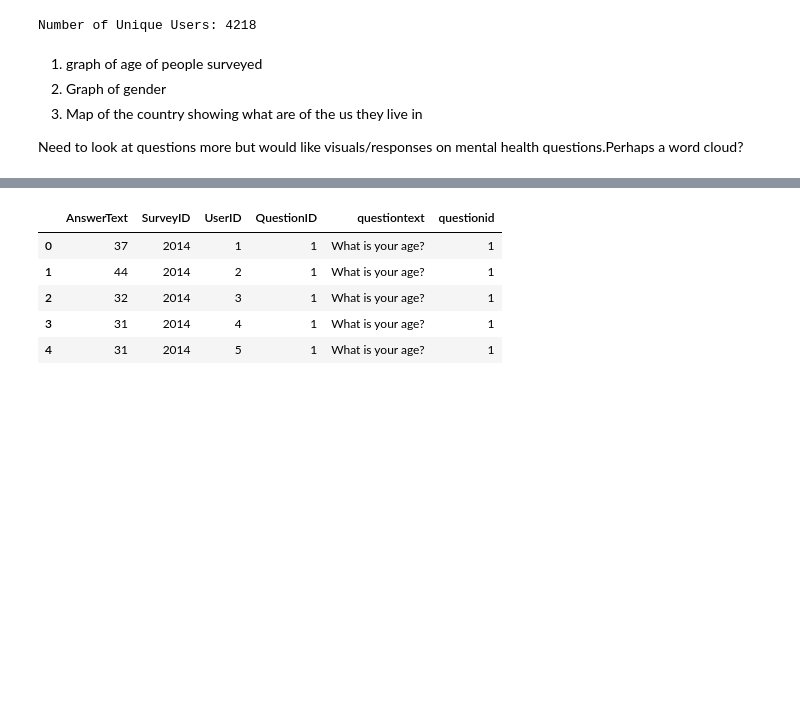
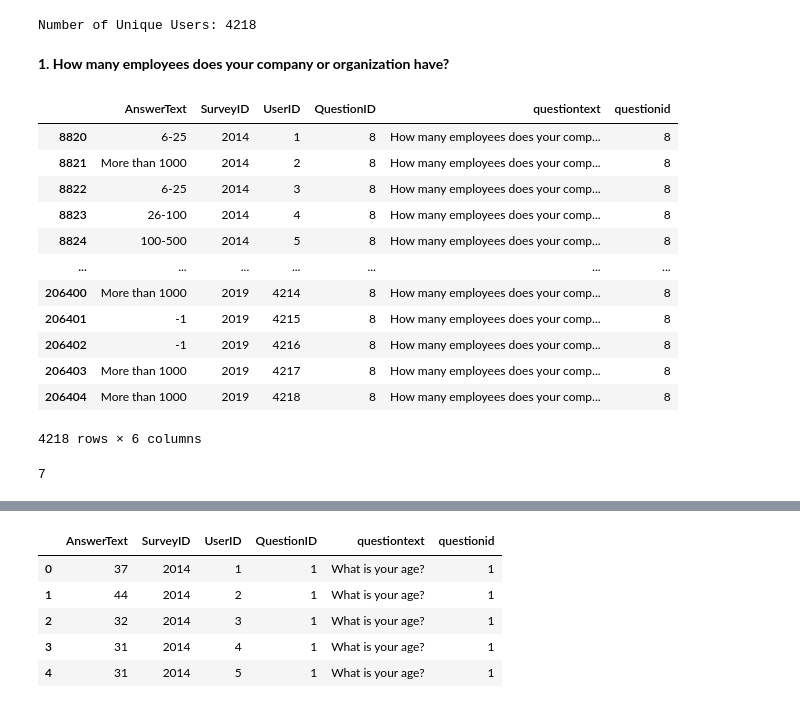
Before and after one commit to lauren-esser/Exploring_Mental_Health_with_SQL, a Jupyter notebook: Mental_Health_Survey.ipynb, the cells around one changed output, grey strips where cells are left out. Cells and saved outputs as stored; diff of their text form; code cells hidden in the pictures; blank space fills up the shorter version.

```diff
--- a/Mental_Health_Survey.ipynb
+++ b/Mental_Health_Survey.ipynb
@@ -116,10 +118,27 @@ q_a.questiontext[3]
 print("Number of Unique Users:", q_a.UserID.nunique())
 # %% [output]
 Number of Unique Users: 4218
-# %% [markdown]
-1. graph of age of people surveyed
-2. Graph of gender
-3. Map of the country showing what are of the us they live in
-
-
-Need to look at questions more but would like visuals/responses on mental health questions.Perhaps a word cloud?
+# %% [markdown]
+**1. How many employees does your company or organization have?**
+# %%
+#find answers that correspond to above question
+employees = q_a[q_a.questiontext == "How many employees does your company or organization have?"]
+employees
+# %% [output]
+|  | AnswerText | SurveyID | UserID | QuestionID | questiontext | questionid |
+| 8820 | 6-25 | 2014 | 1 | 8 | How many employees does your comp... | 8 |
+| 8821 | More than 1000 | 2014 | 2 | 8 | How many employees does your comp... | 8 |
+| 8822 | 6-25 | 2014 | 3 | 8 | How many employees does your comp... | 8 |
+| 8823 | 26-100 | 2014 | 4 | 8 | How many employees does your comp... | 8 |
+| 8824 | 100-500 | 2014 | 5 | 8 | How many employees does your comp... | 8 |
+| ... | ... | ... | ... | ... | ... | ... |
+| 206400 | More than 1000 | 2019 | 4214 | 8 | How many employees does your comp... | 8 |
+| 206401 | -1 | 2019 | 4215 | 8 | How many employees does your comp... | 8 |
+| 206402 | -1 | 2019 | 4216 | 8 | How many employees does your comp... | 8 |
+| 206403 | More than 1000 | 2019 | 4217 | 8 | How many employees does your comp... | 8 |
+| 206404 | More than 1000 | 2019 | 4218 | 8 | How many employees does your comp... | 8 |
+4218 rows × 6 columns
+# %%
+employees.AnswerText.nunique()
+# %% [output]
+7
```
Also changed, not shown: parts of 10 cells of this notebook.
